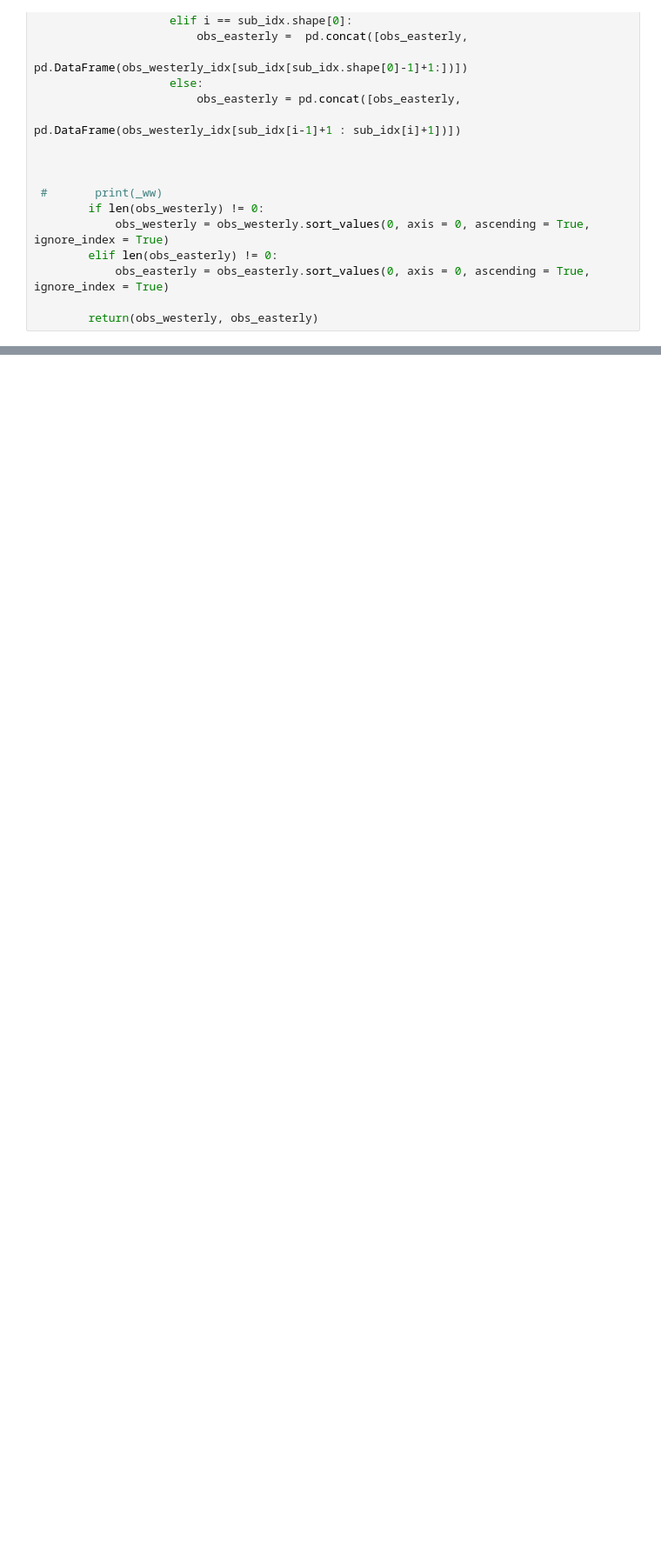
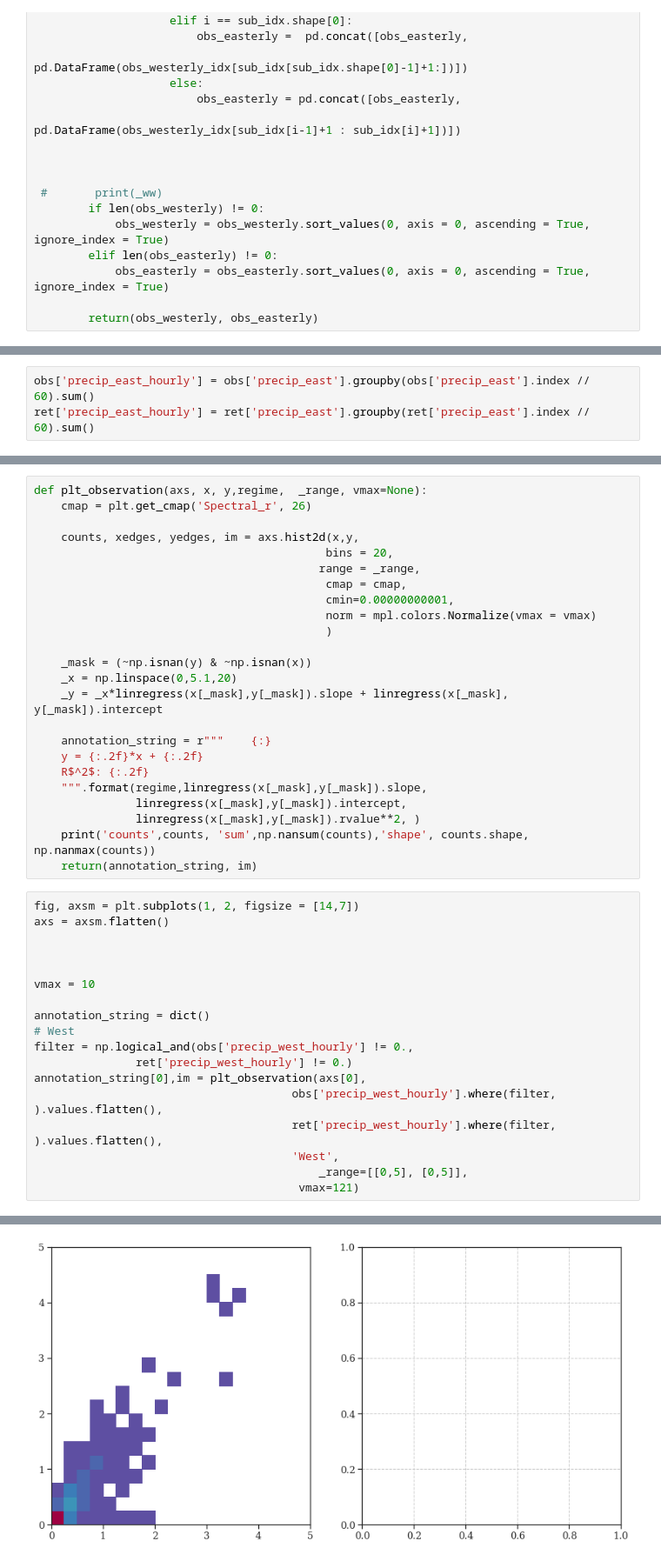
Before and after one commit to franzihe/Haukeliseter_16_17, a Jupyter notebook: write_nc_precip_day_wind_regime_temp_condition_V2.ipynb, the cells around one changed output, grey strips where cells are left out. Shown at 87% size. Drawn from its saved outputs; the diff is of its cells as text; blank space fills up the shorter version.

Commit message:
added hourly

```diff
--- a/write_nc_precip_day_wind_regime_temp_condition_V2.ipynb
+++ b/write_nc_precip_day_wind_regime_temp_condition_V2.ipynb
@@ -256,0 +540,3 @@ def wind_assignment_lower_10min(obs_westerly_idx, obs_easterly_idx):
+# %%
+obs['precip_east_hourly'] = obs['precip_east'].groupby(obs['precip_east'].index // 60).sum()
+ret['precip_east_hourly'] = ret['precip_east'].groupby(ret['precip_east'].index // 60).sum()
@@ -256,0 +545,43 @@ def wind_assignment_lower_10min(obs_westerly_idx, obs_easterly_idx):
+# %%
+def plt_observation(axs, x, y,regime,  _range, vmax=None):
+    cmap = plt.get_cmap('Spectral_r', 26)
+
+    counts, xedges, yedges, im = axs.hist2d(x,y,
+                                           bins = 20,
+                                          range = _range,
+                                           cmap = cmap,
+                                           cmin=0.00000000001,
+                                           norm = mpl.colors.Normalize(vmax = vmax)
+                                           )
+
+    _mask = (~np.isnan(y) & ~np.isnan(x))
+    _x = np.linspace(0,5.1,20)
+    _y = _x*linregress(x[_mask],y[_mask]).slope + linregress(x[_mask], y[_mask]).intercept
+
+    annotation_string = r"""    {:}
+    y = {:.2f}*x + {:.2f}
+    R$^2$: {:.2f}
+    """.format(regime,linregress(x[_mask],y[_mask]).slope,
+               linregress(x[_mask],y[_mask]).intercept,
+               linregress(x[_mask],y[_mask]).rvalue**2, )
+    print('counts',counts, 'sum',np.nansum(counts),'shape', counts.shape, np.nanmax(counts))
+    return(annotation_string, im)
+# %%
+fig, axsm = plt.subplots(1, 2, figsize = [14,7])
+axs = axsm.flatten()
+
+
+
+vmax = 10
+
+annotation_string = dict()
+# West
+filter = np.logical_and(obs['precip_west_hourly'] != 0.,
+               ret['precip_west_hourly'] != 0.)
+annotation_string[0],im = plt_observation(axs[0],
+                                      obs['precip_west_hourly'].where(filter, ).values.flatten(),
+                                      ret['precip_west_hourly'].where(filter, ).values.flatten(),
+                                      'West',
+                                          _range=[[0,5], [0,5]],
+                                       vmax=121)
+# %% [output]
@@ -256,0 +605 @@ def wind_assignment_lower_10min(obs_westerly_idx, obs_easterly_idx):
+[figure, added]
```
Also changed, not shown: parts of 35 cells of this notebook.
